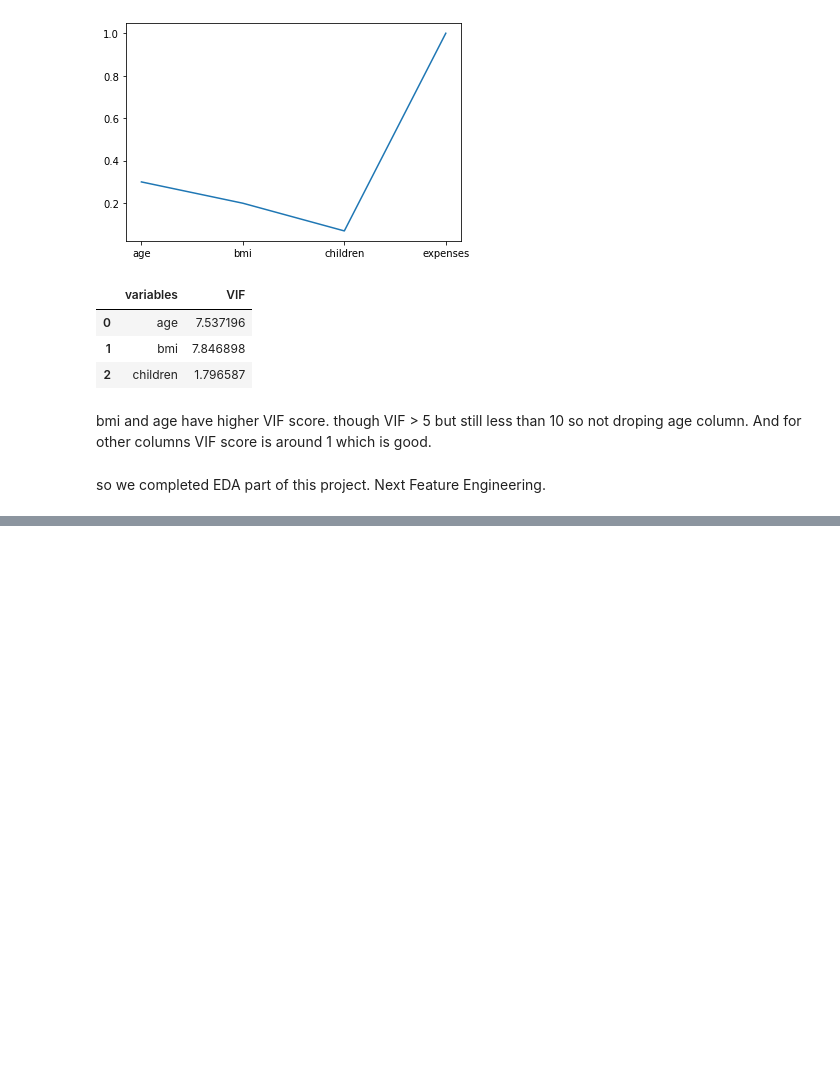
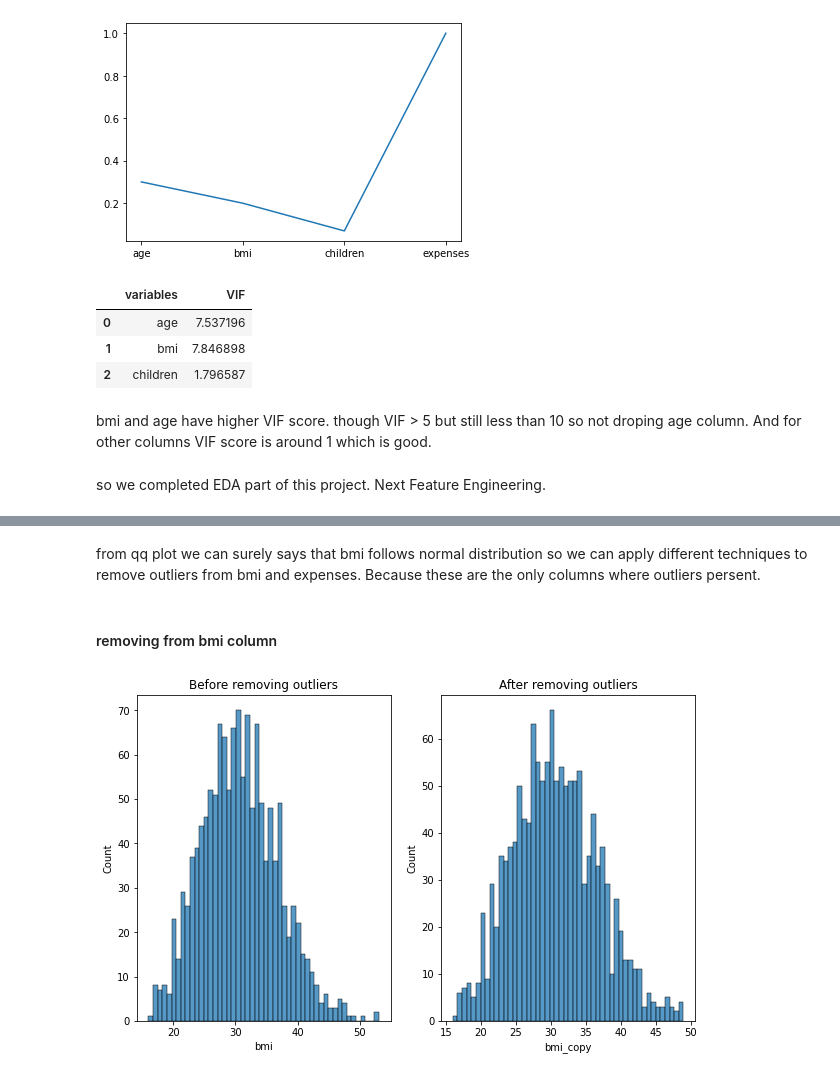
Before and after one commit to ikaushikpal/Insurance_Premium_Prediction, a Jupyter notebook: jNotebook Files/Insurance Premium Prediction.ipynb, the cells around one changed output, grey strips where cells are left out. Cells and saved outputs as stored; diff of their text form; code cells hidden in the pictures; blank space fills up the shorter version.

```diff
--- a/jNotebook Files/Insurance Premium Prediction.ipynb
+++ b/jNotebook Files/Insurance Premium Prediction.ipynb
@@ -313,0 +326,32 @@ so we completed EDA part of this project. Next Feature Engineering.
+# %% [markdown]
+from qq plot we can surely says that bmi follows normal distribution so we can apply different techniques to remove outliers from bmi and expenses. Because these are the only columns where outliers persent.
+# %% [markdown]
+#### removing from bmi column
+# %%
+plt.figure(figsize=(10, 6))
+df['bmi_copy'] = df['bmi'].copy()
+
+
+plt.subplot(1, 2, 1)
+sns.histplot(df['bmi'], bins=50)
+plt.title('Before removing outliers')
+
+# ==================================================
+# to remove outliers from normal distribution like
+uppper_boundary=df['bmi_copy'].mean() + 3* df['bmi'].std()
+lower_boundary=df['bmi_copy'].mean() - 3* df['bmi'].std()
+
+filt_left = df['bmi_copy'] <= lower_boundary
+filt_right = df['bmi_copy'] >= uppper_boundary
+
+df.loc[filt_left , 'bmi_copy'] = lower_boundary
+df.loc[filt_right , 'bmi_copy'] = uppper_boundary
+# ===================================================
+
+plt.subplot(1, 2, 2)
+sns.histplot(df['bmi_copy'], bins=50)
+plt.title('After removing outliers')
+
+plt.show()
+# %% [output]
+[figure, added]
```
Also changed, not shown: parts of 66 cells of this notebook.
